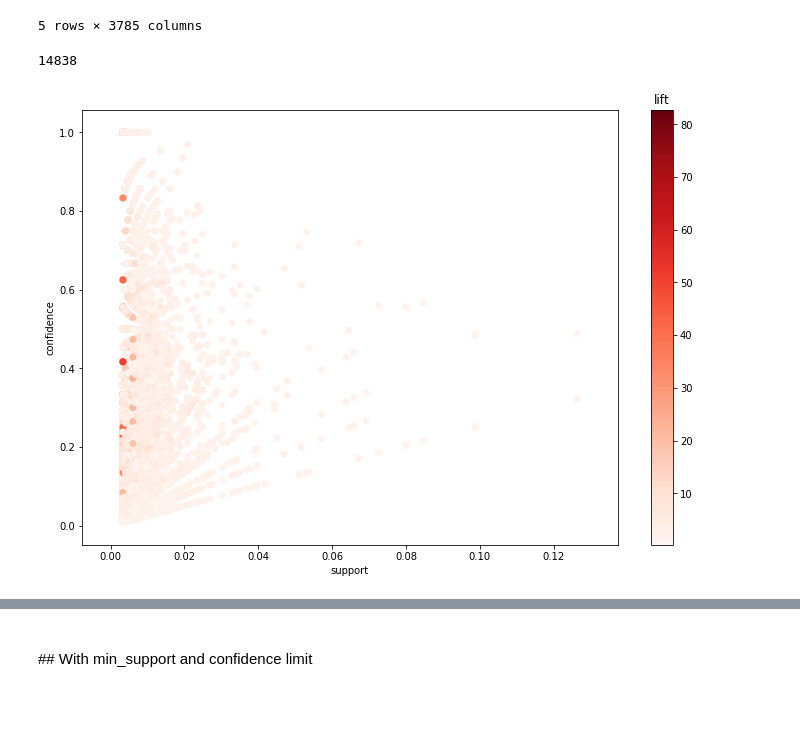
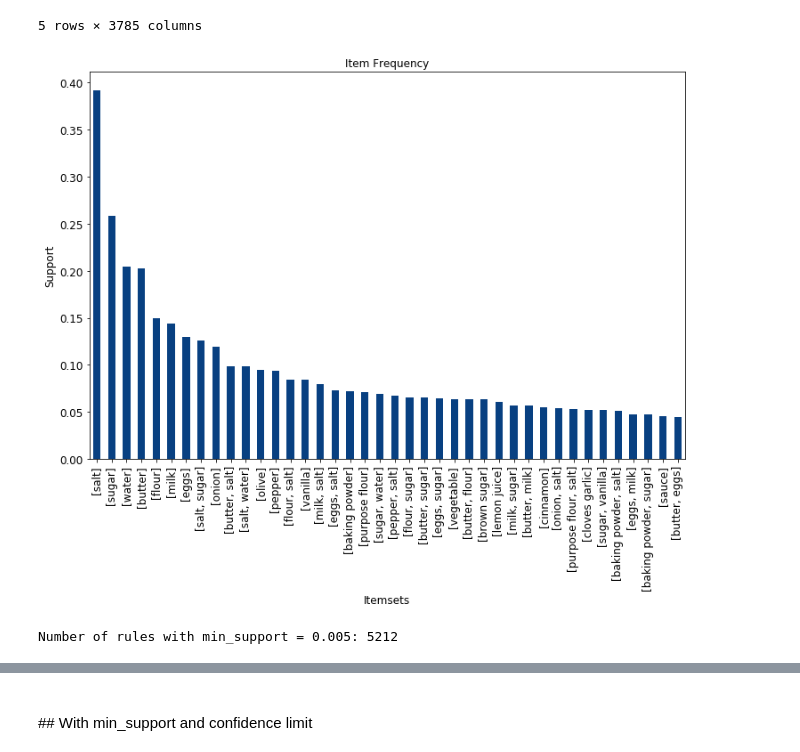
Before and after one commit to JoanMartin/UIB-MasterInBigData, a Jupyter notebook: New-Trend-In-Data-Mining/Association Rules/Recipe Association Rules.ipynb, the cells around one changed output, grey strips where cells are left out. Drawn from its saved outputs; the diff is of its cells as text; code cells hidden in the pictures; blank space fills up the shorter version.

```diff
--- a/New-Trend-In-Data-Mining/Association Rules/Recipe Association Rules.ipynb
+++ b/New-Trend-In-Data-Mining/Association Rules/Recipe Association Rules.ipynb
@@ -84,0 +99,21 @@ for rec_ing in recipe_ingredients:
+# %%
+def item_frequency_plot(df_transactions, support=0, top_n=None, ticks_fontsize=12):
+    frequent_itemsets = apriori(df_transactions,
+                                min_support=support,
+                                use_colnames=True)
+
+    frequent_itemsets = frequent_itemsets.sort_values('support', ascending=False)
+
+    if top_n:
+        frequent_itemsets = frequent_itemsets.head(top_n)
+
+
+    fig = frequent_itemsets.plot('itemsets',
+                                 'support',
+                                 kind='bar',
+                                 fontsize=ticks_fontsize,
+                                 legend=False,
+                                 title='Item Frequency',
+                                 colormap='GnBu_r')
+    fig.set_ylabel("Support", fontsize=12)
+    fig.set_xlabel("Itemsets", fontsize=12)
@@ -120,34 +198,15 @@ df_transactions.head()
 | 3 | False | False | False | False | False | False | ... |
 | 4 | False | False | False | False | False | False | ... |
 5 rows × 3785 columns
+# %%
+item_frequency_plot(df_transactions, support=0.005, top_n=40)
+# %% [output]
+[figure, added]
 # %%
-frequent_itemsets = apriori(df_transactions, min_support=0.003, use_colnames=True)
+frequent_itemsets = apriori(df_transactions, min_support=0.005, use_colnames=True)
 rules = association_rules(frequent_itemsets, metric="confidence", min_threshold=0)
 
 rules["antecedant_len"] = rules["antecedants"].apply(lambda x: len(x))
-len(rules)
+print('Number of rules with min_support = 0.005:', len(rules))
 # %% [output]
-14838
+Number of rules with min_support = 0.005: 5212
-# %%
-def plot_arules(assoc_rules, measure=('support', 'confidence'), shading=None):
-    X = assoc_rules[measure[0]]
-    y = assoc_rules[measure[1]]
-
-    c = shading
-    cmap = None
-    if shading is not None:
-        c = assoc_rules[shading]
-        cmap = 'Reds'
-
-    plt.scatter(X, y, c=c, cmap=cmap)
-    plt.xlabel(measure[0])
-    plt.ylabel(measure[1])
-
-    if shading is not None:
-        col_bar = plt.colorbar()
-        col_bar.ax.set_title(shading)
-
-
-plot_arules(rules, shading='lift')
-# %% [output]
-[figure, removed]
```
Also changed, not shown: parts of 19 cells of this notebook, 9 other files.
